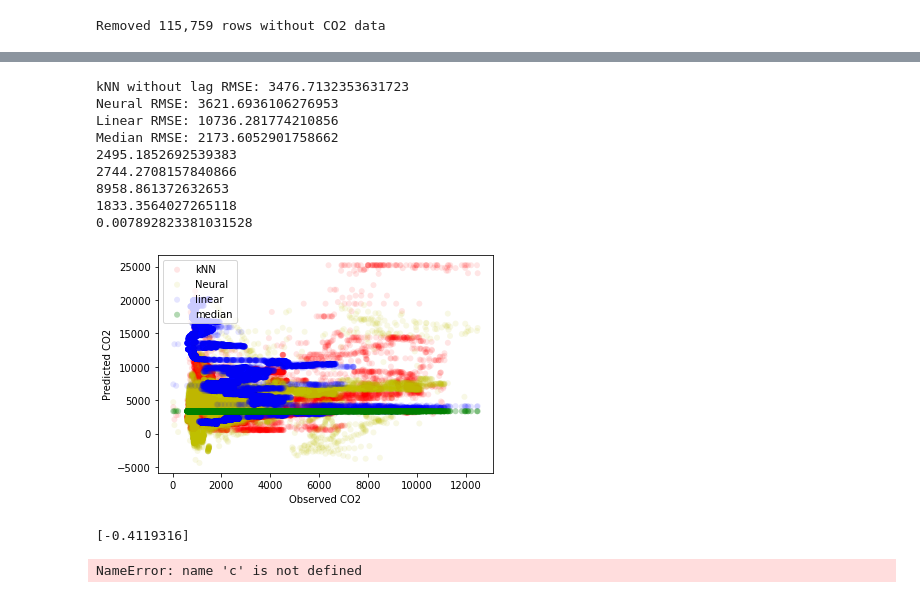
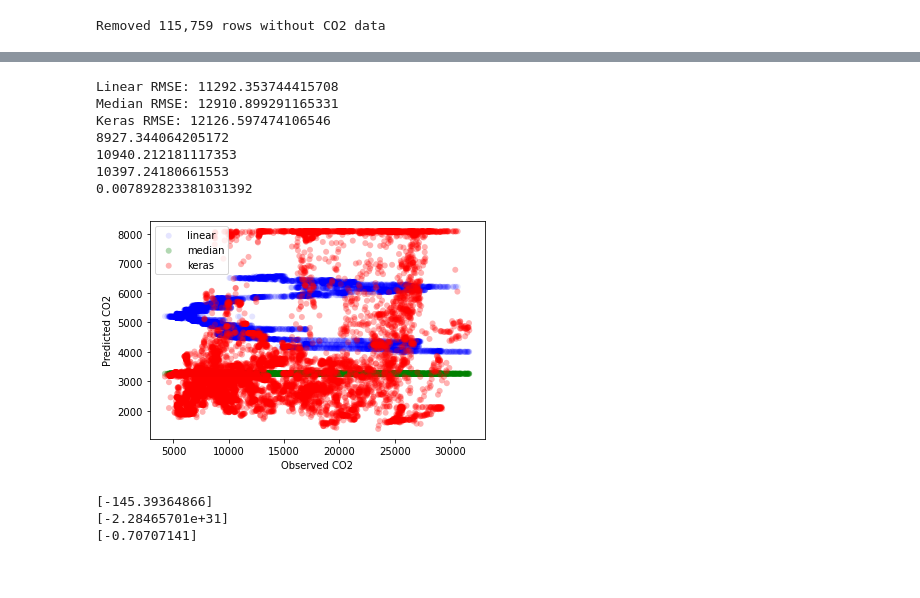
Before and after one commit to mberghouse/CO2-Data, a Jupyter notebook: python_processing/Soil_moisture_model/Model_testing.ipynb, the cells around one changed output, grey strips where cells are left out. Saved outputs shown, nothing was run; the diff lists cells and outputs as text; code cells hidden in the pictures.

```diff
--- a/python_processing/Soil_moisture_model/Model_testing.ipynb
+++ b/python_processing/Soil_moisture_model/Model_testing.ipynb
@@ -102,6 +102,7 @@ for site in all_pits.keys():
             if ('precip' not in col) and ('DateTime' not in col):
                 depths.append(col.split('_')[1].split('cm')[0])
         unique_depths = list(set(depths))
+        unique_depths.sort()
 
         # t is the number of time steps
         t = df.shape[0]
@@ -284,20 +385,15 @@ df_st_nan.index=nan_index.index
 
 
 df_st_nan.columns= ['CO2','timestamp', 'precip', 'SoilMoisture', 'BulkEC', 'Temp', 'O2', 'Pit', 'Depth', 'Site', 'Season']
-X_nan=df_st_nan[[ 'timestamp','precip','SoilMoisture','BulkEC','Temp','O2','Pit','Depth','Site']]
+X_nan=df_st_nan[[ 'timestamp','precip','SoilMoisture','BulkEC','Temp','O2','Pit','Depth']]
 y_nan=df_st_nan['CO2']  # Labels\n",
 
+Xnan=X_nan.values
+Xnan_reshape = np.reshape(Xnan, (Xnan.shape[0], Xnan.shape[1], 1))
 
-#CO2_predict=neigh.predict(X_nan)
-#CO2_predict_df=pd.DataFrame(data=CO2_predict)
-#CO2_predict_df.index=nan_index.index
-
-CO2_neural_predict=neural.predict(X_nan)
-CO2_neural_predict_df=pd.DataFrame(data=CO2_neural_predict)
-CO2_neural_predict_df.index=nan_index.index
-
-CO2_predict_original=CO2_predict_df*np.std(df_nan['CO2'].loc[not_nan_index.index])+np.mean(df_nan.CO2.loc[not_nan_index.index])
-CO2_neural_predict_original=CO2_neural_predict_df*np.std(df_nan['CO2'].loc[not_nan_index.index])+np.mean(df_nan.CO2.loc[not_nan_index.index])
+regressor_prediction=regressor.predict(Xnan)
+regressor_prediction_original=regressor_prediction*np.std(df_nan['CO2'].loc[not_nan_index.index])+np.mean(df_nan.CO2.loc[not_nan_index.index])
+#regressor.summary()
 # %%
 #Max_iter=200
     #hidden_layer_size=400: RMSE=4307
@@ -311,68 +407,74 @@ CO2_neural_predict_original=CO2_neural_predict_df*np.std(df_nan['CO2'].loc[not_n
     #hidden_layer_size=2000:
         #batch_size=2000: RMSE=3731
 a=df.CO2.loc[nan_index.index]
-b=CO2_predict_original
-c=CO2_neural_predict_original
+#b=CO2_predict_original
+#c=CO2_neural_predict_original
 d=df_nan_linear.CO2.loc[nan_index.index]
 e=df_nan_median.CO2.loc[nan_index.index]
+f=regressor_prediction_original
 
-print('kNN without lag RMSE:',metrics.mean_squared_error(a, b, squared=False))
-print('Neural RMSE:',metrics.mean_squared_error(a, c, squared=False))
+#print('kNN without lag RMSE:',metrics.mean_squared_error(a, b, squared=False))
+#print('Neural RMSE:',metrics.mean_squared_error(a, c, squared=False))
 print('Linear RMSE:', metrics.mean_squared_error(a, d, squared=False))
 print('Median RMSE:', metrics.mean_squared_error(a, e, squared=False))
+print('Keras RMSE:', metrics.mean_squared_error(a, f, squared=False))
 
 
-print(metrics.mean_absolute_error(a, b))
-print(metrics.mean_absolute_error(a, c))
+
+#print(metrics.mean_absolute_error(a, b))
+#print(metrics.mean_absolute_error(a, c))
 print(metrics.mean_absolute_error(a, d))
 print(metrics.mean_absolute_error(a, e))
+print(metrics.mean_absolute_error(a, f))
+
 
 
 
 print(np.var(df.SoilMoisture))
 # %% [output]
-kNN without lag RMSE: 3476.7132353631723
-Neural RMSE: 3621.6936106276953
-Linear RMSE: 10736.281774210856
-Median RMSE: 2173.6052901758662
-2495.1852692539383
-2744.2708157840866
-8958.861372632653
-1833.3564027265118
-0.007892823381031528
+Linear RMSE: 11292.353744415708
+Median RMSE: 12910.899291165331
+Keras RMSE: 12126.597474106546
+8927.344064205172
+10940.212181117353
+10397.24180661553
+0.007892823381031392
 # %%
 #print(metrics.mean_squared_error(ab, bc, squared=False))
 #plt.scatter(a, b)
 
 
 fig, ax = plt.subplots()
 
-ax.scatter(a, b, c='r', label='kNN',
-               alpha=0.1, edgecolors='none')
+#ax.scatter(a, b, c='r', label='kNN',
+ #              alpha=0.1, edgecolors='none')
 
-ax.scatter(a, c, c='y', label='Neural',
-               alpha=0.1, edgecolors='none')
+#ax.scatter(a, c, c='y', label='Neural',
+ #              alpha=0.1, edgecolors='none')
 
 ax.scatter(a, d, c='b', label='linear',
                alpha=0.1, edgecolors='none')
 
 ax.scatter(a, e, c='g', label='median',
                alpha=0.3, edgecolors='none')
+ax.scatter(a, f, c='r', label='keras',
+               alpha=0.3, edgecolors='none')
 ax.legend(loc=2)
 ax.set_xlabel('Observed CO2')
 ax.set_ylabel('Predicted CO2')
 plt.show()
 # %% [output]
-[figure, old version]
+[figure, new version]
 # %%
 import hydroeval as he
 
 
-print( he.evaluator(he.nse, a, b))
-print( he.evaluator(he.nse, a, c))
 print( he.evaluator(he.nse, a, d))
+print( he.evaluator(he.nse, a, e))
+print( he.evaluator(he.nse, a, f))
 # %% [output]
-[-0.4119316]
+[-145.39364866]
+[-2.28465701e+31]
+[-0.70707141]
-NameError: name 'c' is not defined
 # %%
 from sklearn.metrics import r2_score
```
Also changed, not shown: parts of 11 cells of this notebook.
